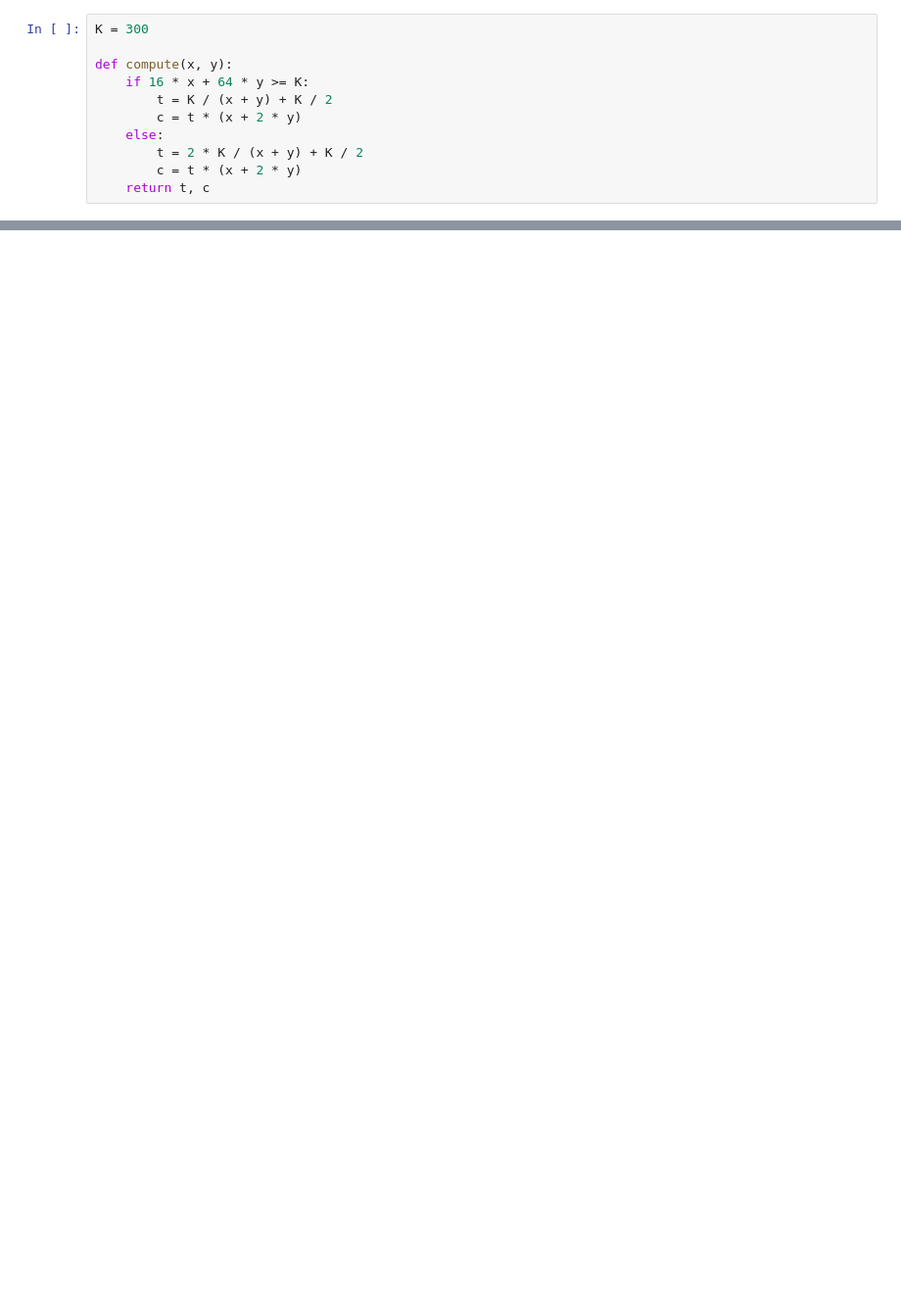
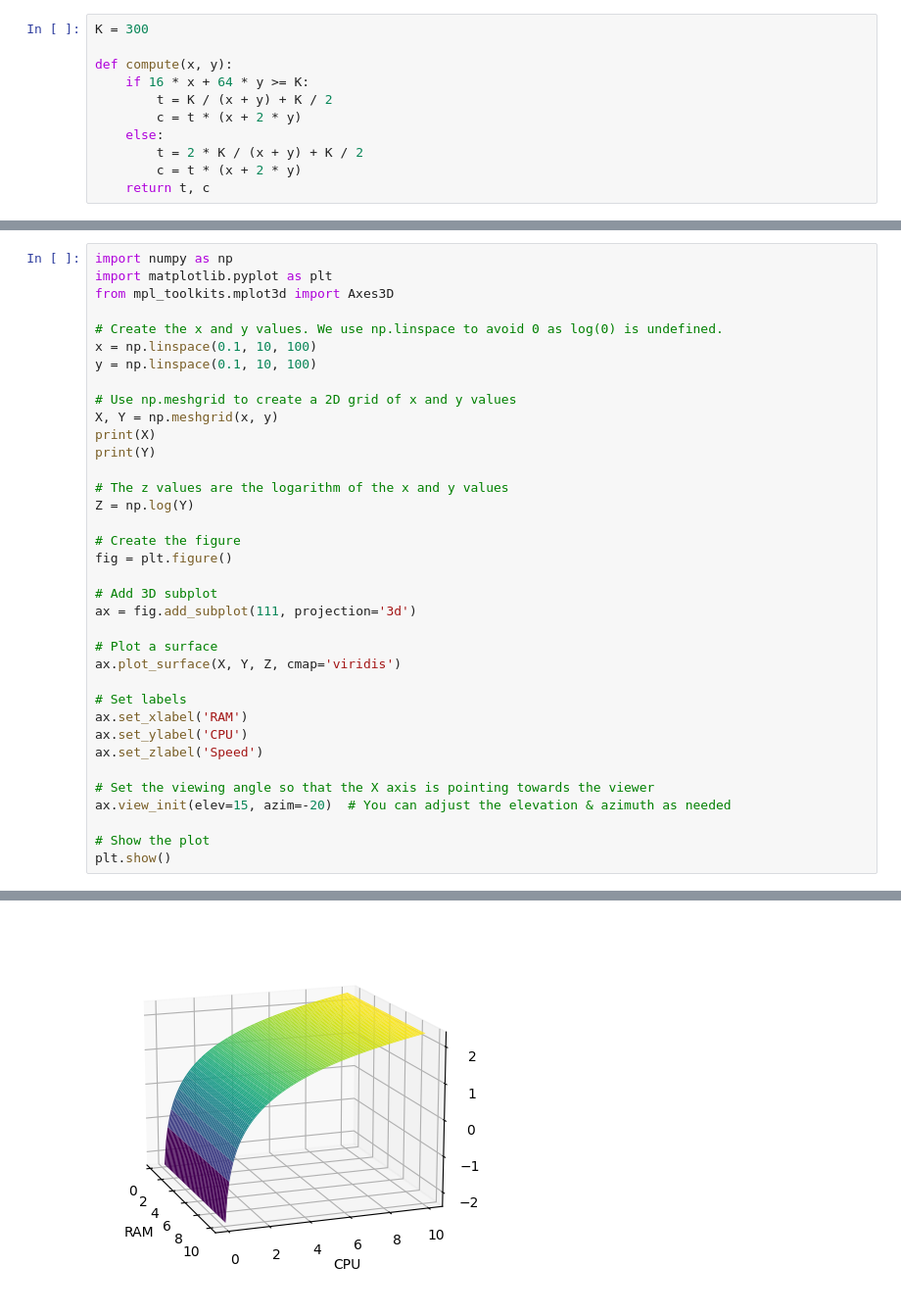
Before and after one commit to marsupialtail/cidr, a Jupyter notebook: Untitled.ipynb, the cells around one changed output, grey strips where cells are left out. Shown: that part at 98% size. Saved outputs shown, nothing was run; the diff lists cells and outputs as text; blank space fills up the shorter version.

```diff
--- a/Untitled.ipynb
+++ b/Untitled.ipynb
@@ -408,0 +403,37 @@ r6id.2xlarge
+# %%
+import numpy as np
+import matplotlib.pyplot as plt
+from mpl_toolkits.mplot3d import Axes3D
+
+# Create the x and y values. We use np.linspace to avoid 0 as log(0) is undefined.
+x = np.linspace(0.1, 10, 100)
+y = np.linspace(0.1, 10, 100)
+
+# Use np.meshgrid to create a 2D grid of x and y values
+X, Y = np.meshgrid(x, y)
+print(X)
+print(Y)
+
+# The z values are the logarithm of the x and y values
+Z = np.log(Y)
+
+# Create the figure
+fig = plt.figure()
+
+# Add 3D subplot
+ax = fig.add_subplot(111, projection='3d')
+
+# Plot a surface
+ax.plot_surface(X, Y, Z, cmap='viridis')
+
+# Set labels
+ax.set_xlabel('RAM')
+ax.set_ylabel('CPU')
+ax.set_zlabel('Speed')
+
+# Set the viewing angle so that the X axis is pointing towards the viewer
+ax.view_init(elev=15, azim=-20)  # You can adjust the elevation & azimuth as needed
+
+# Show the plot
+plt.show()
+# %% [output]
@@ -408,0 +454 @@ r6id.2xlarge
+[figure, added]
```
Also changed, not shown: parts of 22 cells of this notebook.
